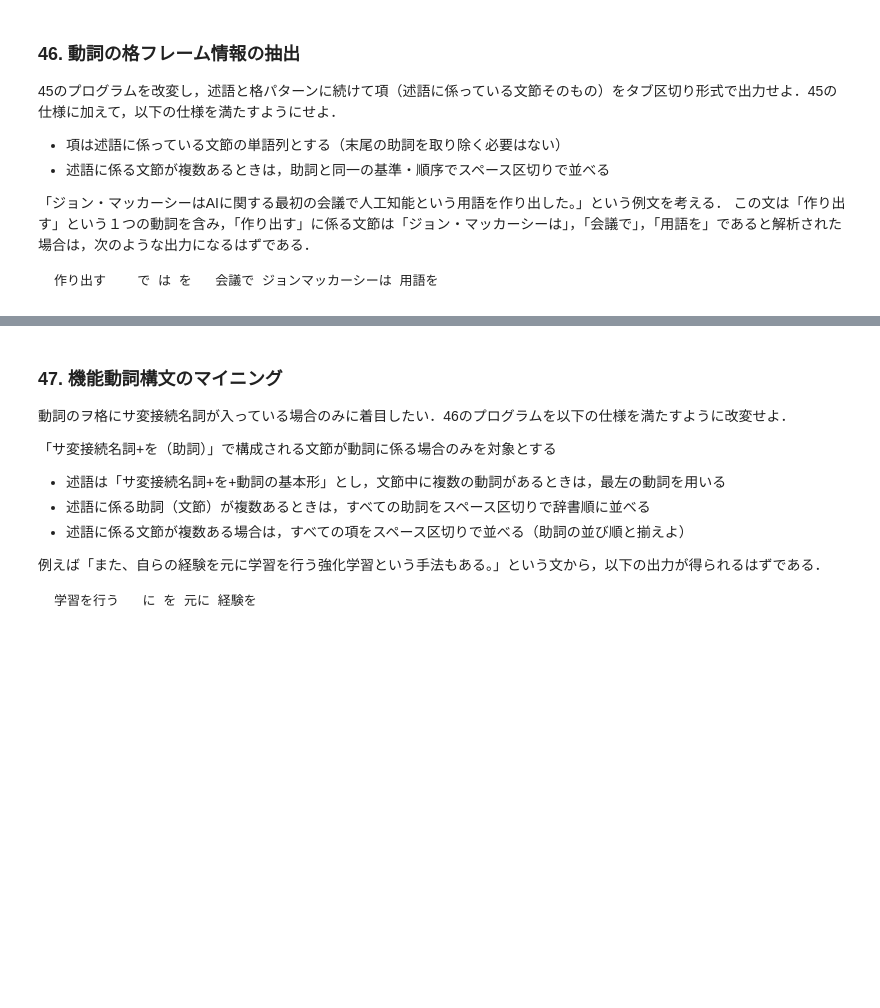
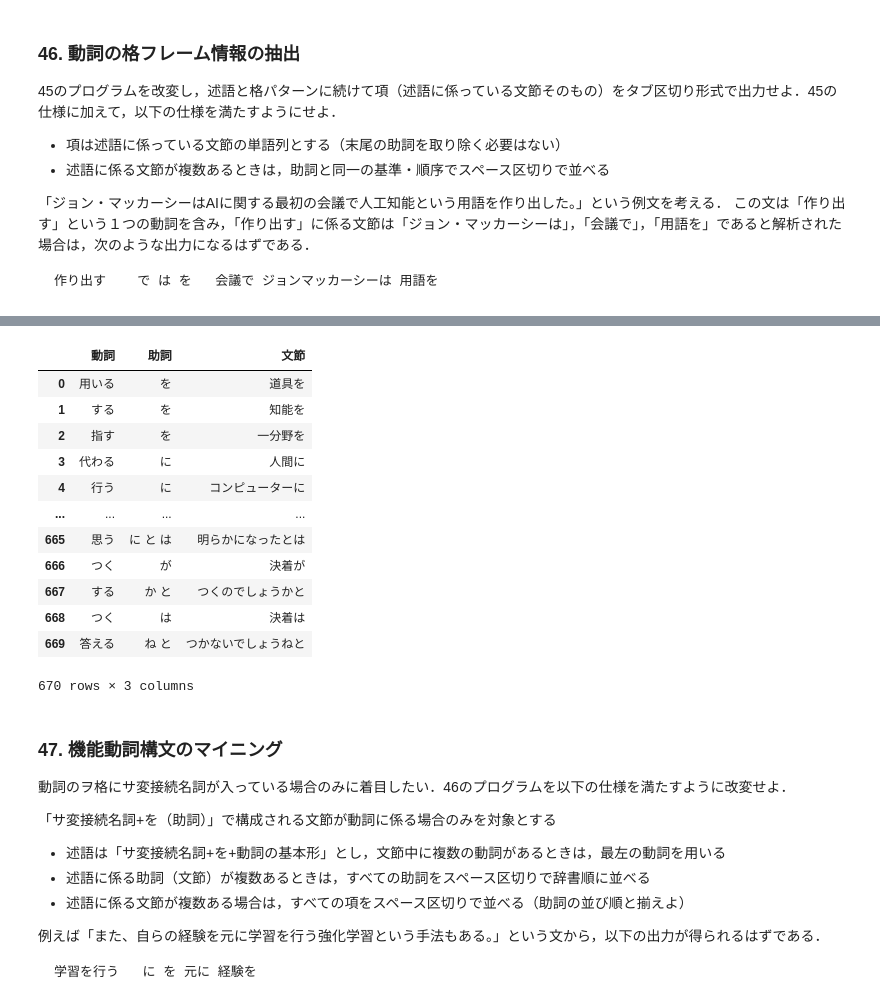
Before and after one commit to Z1LF/nlp100-2020, a Jupyter notebook: 言語処理100本ノック2020[nlp2020].ipynb, the cells around one changed output, grey strips where cells are left out. Saved outputs shown, nothing was run; the diff lists cells and outputs as text; code cells hidden in the pictures; blank space fills up the shorter version.

```diff
--- a/言語処理100本ノック2020[nlp2020].ipynb
+++ b/言語処理100本ノック2020[nlp2020].ipynb
@@ -2593,0 +2678,12 @@ Warning: node 2, port AI unrecognized
+# %%
+# 確認用(UNIXコマンドじゃないけど許して～～～)
+import pandas as pd
+with open("output_Doushi_Kaku.txt",mode="r") as f:
+  df = pd.read_table(f, names=["動詞","助詞"])
+
+print(df)
+
+for V in ["行う","なる","与える"]:
+  df_count = df[df["動詞"]==V]
+  print(f"--- 動詞「{V}」にかかる助詞の出現頻度 ---")
+  print(df_count.value_counts("助詞"))
@@ -2604,3 +2824,24 @@ Warning: node 2, port AI unrecognized
+# %%
+# 確認用(UNIXコマンドじゃないけど許して～～～)
+import pandas as pd
+with open("output_Doushi_Kou.txt",mode="r") as f:
+  df = pd.read_table(f, names=["動詞","助詞","文節"])
+
+df
+# %% [output]
+|  | 動詞 | 助詞 | 文節 |
+| 0 | 用いる | を | 道具を |
+| 1 | する | を | 知能を |
+| 2 | 指す | を | 一分野を |
+| 3 | 代わる | に | 人間に |
+| 4 | 行う | に | コンピューターに |
+| ... | ... | ... | ... |
+| 665 | 思う | に と は | 明らかになったとは |
+| 666 | つく | が | 決着が |
+| 667 | する | か と | つくのでしょうかと |
+| 668 | つく | は | 決着は |
+| 669 | 答える | ね と | つかないでしょうねと |
+670 rows × 3 columns
 # %% [markdown]
 ### 47. 機能動詞構文のマイニング
 動詞のヲ格にサ変接続名詞が入っている場合のみに着目したい．46のプログラムを以下の仕様を満たすように改変せよ．
```
Also changed, not shown: parts of 12 cells of this notebook.
